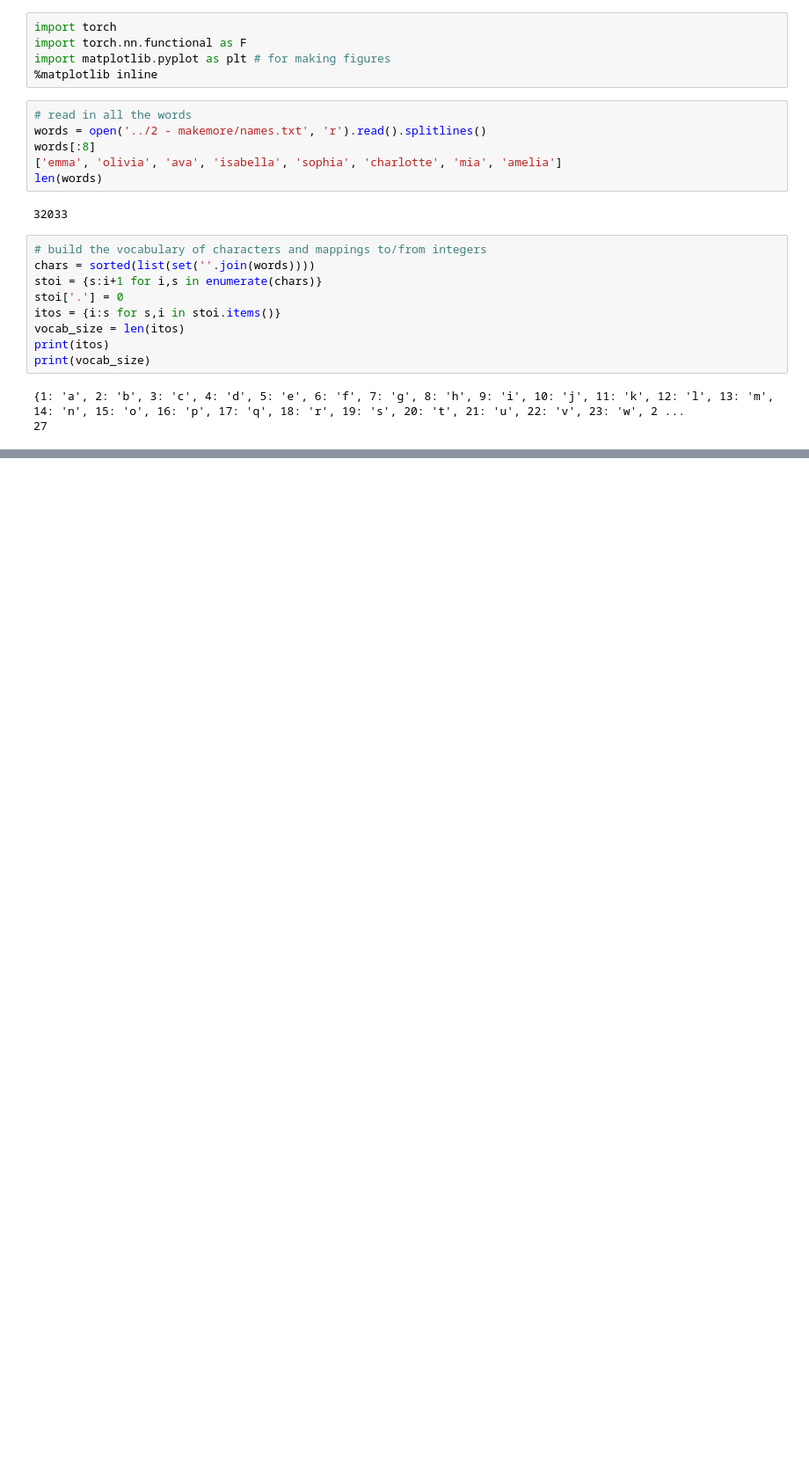
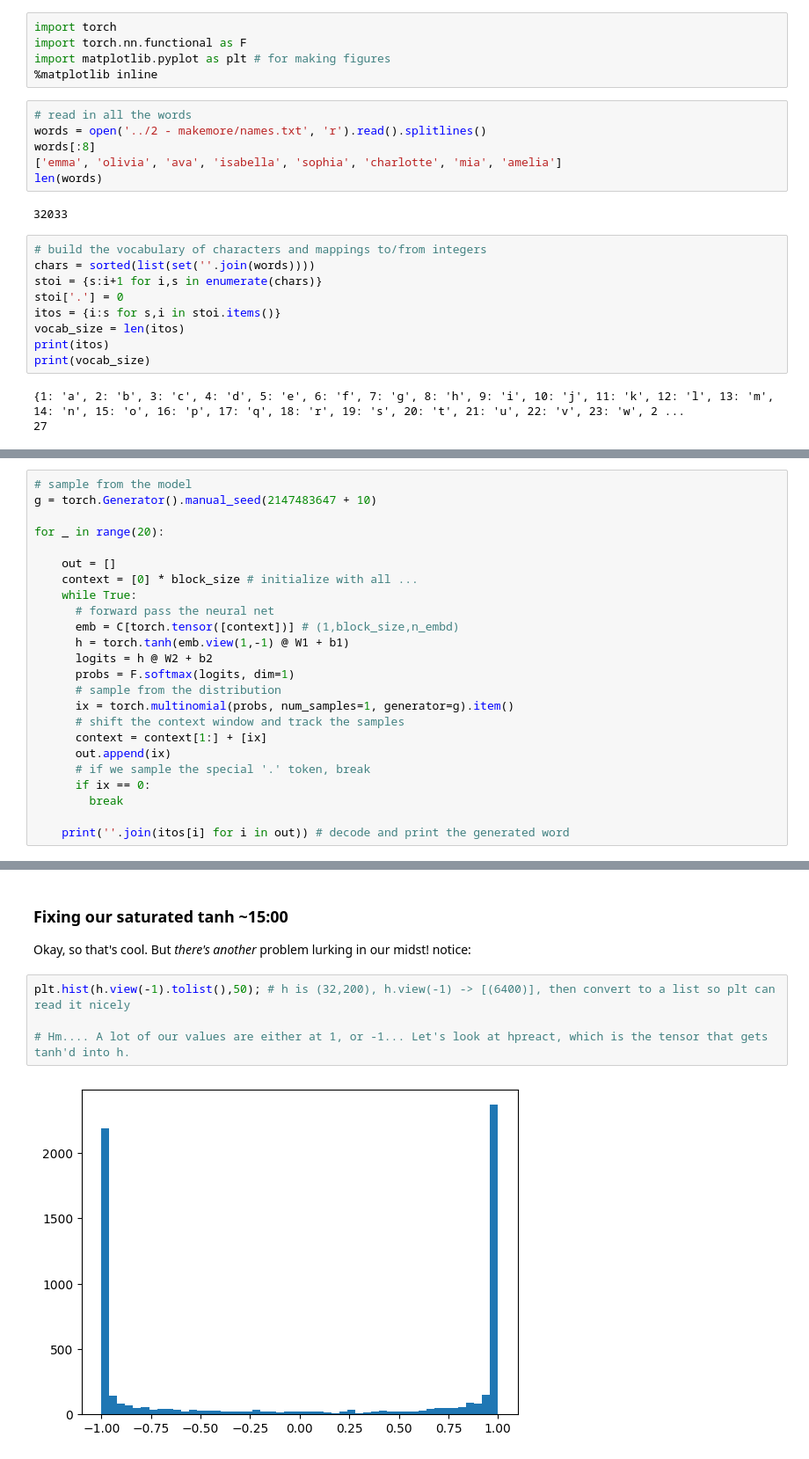
Before and after one commit to Antimatter543/karpathy-NN-lectures, a Jupyter notebook: 4 - makemore-pt3/makemore-bn.ipynb, the cells around one changed output, grey strips where cells are left out. Shown at 88% size. Cells and saved outputs as stored; diff of their text form; blank space fills up the shorter version.

```diff
--- a/4 - makemore-pt3/makemore-bn.ipynb
+++ b/4 - makemore-pt3/makemore-bn.ipynb
@@ -121,0 +162,24 @@ plt.plot(lossi)
+# %%
+# sample from the model
+g = torch.Generator().manual_seed(2147483647 + 10)
+
+for _ in range(20):
+
+    out = []
+    context = [0] * block_size # initialize with all ...
+    while True:
+      # forward pass the neural net
+      emb = C[torch.tensor([context])] # (1,block_size,n_embd)
+      h = torch.tanh(emb.view(1,-1) @ W1 + b1)
+      logits = h @ W2 + b2
+      probs = F.softmax(logits, dim=1)
+      # sample from the distribution
+      ix = torch.multinomial(probs, num_samples=1, generator=g).item()
+      # shift the context window and track the samples
+      context = context[1:] + [ix]
+      out.append(ix)
+      # if we sample the special '.' token, break
+      if ix == 0:
+        break
+
+    print(''.join(itos[i] for i in out)) # decode and print the generated word
@@ -121,0 +248,10 @@ plt.plot(lossi)
+# %% [markdown]
+### Fixing our saturated tanh ~15:00
+Okay, so that's cool. But *there's another* problem lurking in our midst!
+notice:
+# %%
+plt.hist(h.view(-1).tolist(),50); # h is (32,200), h.view(-1) -> [(6400)], then convert to a list so plt can read it nicely
+
+# Hm.... A lot of our values are either at 1, or -1... Let's look at hpreact, which is the tensor that gets tanh'd into h.
+# %% [output]
+[figure, added]
```
Also changed, not shown: parts of 19 cells of this notebook, 2 other files.
